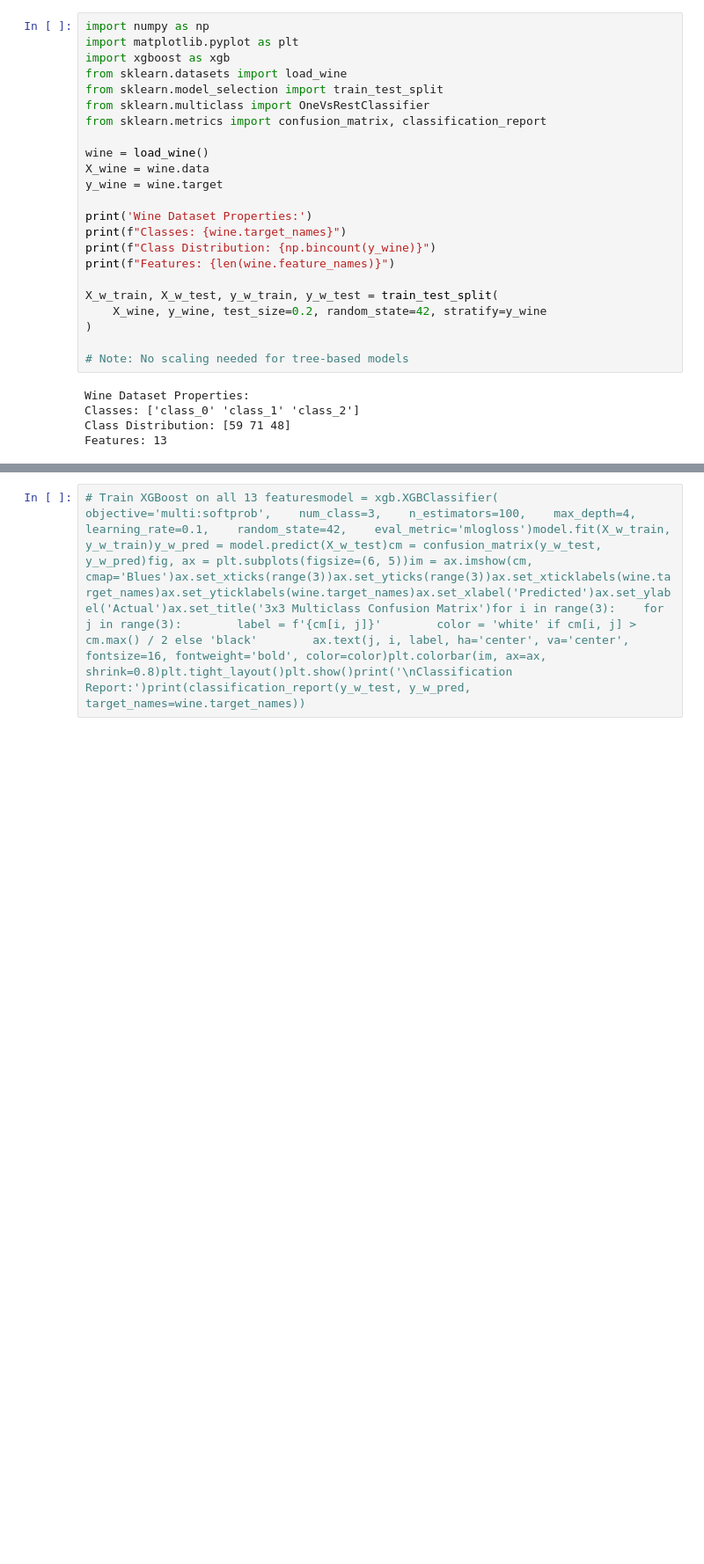
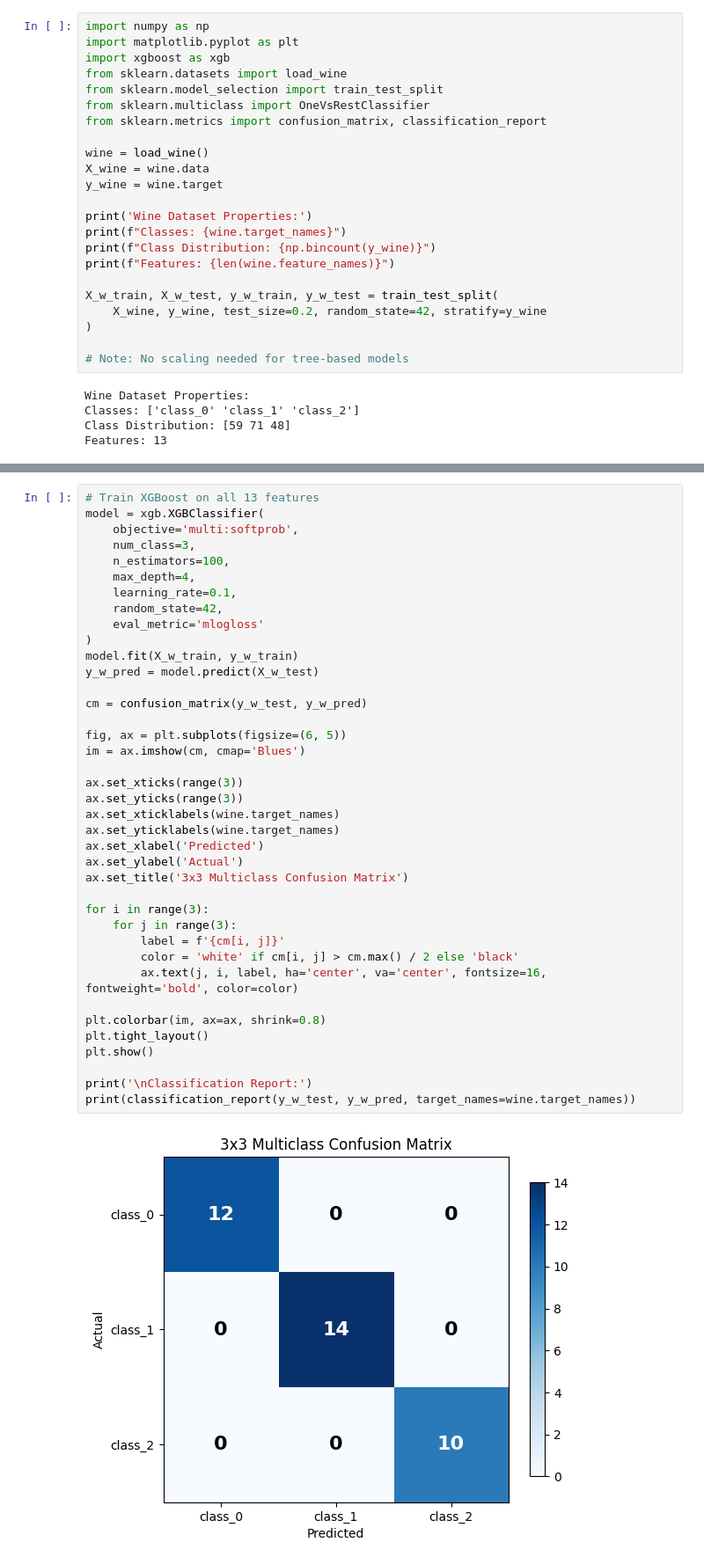
Before and after one commit to bsheese/cs377, a Jupyter notebook: 18_classification/18_1_Classification_Basics/18_1_5_Multiclass_Classification.ipynb, the cells around one changed output, grey strips where cells are left out. Shown at 88% size. Drawn from its saved outputs; the diff is of its cells as text; blank space fills up the shorter version.

```diff
--- a/18_classification/18_1_Classification_Basics/18_1_5_Multiclass_Classification.ipynb
+++ b/18_classification/18_1_Classification_Basics/18_1_5_Multiclass_Classification.ipynb
@@ -80,2 +122,41 @@ When we have 3 classes, our confusion matrix becomes a 3×3 grid. Let's train a
 # %%
-# Train XGBoost on all 13 featuresmodel = xgb.XGBClassifier(    objective='multi:softprob',    num_class=3,    n_estimators=100,    max_depth=4,    learning_rate=0.1,    random_state=42,    eval_metric='mlogloss')model.fit(X_w_train, y_w_train)y_w_pred = model.predict(X_w_test)cm = confusion_matrix(y_w_test, y_w_pred)fig, ax = plt.subplots(figsize=(6, 5))im = ax.imshow(cm, cmap='Blues')ax.set_xticks(range(3))ax.set_yticks(range(3))ax.set_xticklabels(wine.target_names)ax.set_yticklabels(wine.target_names)ax.set_xlabel('Predicted')ax.set_ylabel('Actual')ax.set_title('3x3 Multiclass Confusion Matrix')for i in range(3):    for j in range(3):        label = f'{cm[i, j]}'        color = 'white' if cm[i, j] > cm.max() / 2 else 'black'        ax.text(j, i, label, ha='center', va='center', fontsize=16, fontweight='bold', color=color)plt.colorbar(im, ax=ax, shrink=0.8)plt.tight_layout()plt.show()print('\nClassification Report:')print(classification_report(y_w_test, y_w_pred, target_names=wine.target_names))
+# Train XGBoost on all 13 features
+model = xgb.XGBClassifier(
+    objective='multi:softprob',
+    num_class=3,
+    n_estimators=100,
+    max_depth=4,
+    learning_rate=0.1,
+    random_state=42,
+    eval_metric='mlogloss'
+)
+model.fit(X_w_train, y_w_train)
+y_w_pred = model.predict(X_w_test)
+
+cm = confusion_matrix(y_w_test, y_w_pred)
+
+fig, ax = plt.subplots(figsize=(6, 5))
+im = ax.imshow(cm, cmap='Blues')
+
+ax.set_xticks(range(3))
+ax.set_yticks(range(3))
+ax.set_xticklabels(wine.target_names)
+ax.set_yticklabels(wine.target_names)
+ax.set_xlabel('Predicted')
+ax.set_ylabel('Actual')
+ax.set_title('3x3 Multiclass Confusion Matrix')
+
+for i in range(3):
+    for j in range(3):
+        label = f'{cm[i, j]}'
+        color = 'white' if cm[i, j] > cm.max() / 2 else 'black'
+        ax.text(j, i, label, ha='center', va='center', fontsize=16, fontweight='bold', color=color)
+
+plt.colorbar(im, ax=ax, shrink=0.8)
+plt.tight_layout()
+plt.show()
+
+print('\nClassification Report:')
+print(classification_report(y_w_test, y_w_pred, target_names=wine.target_names))
+# %% [output]
+[figure, added]
```
Also changed, not shown: parts of 8 cells of this notebook, 1 other file.
